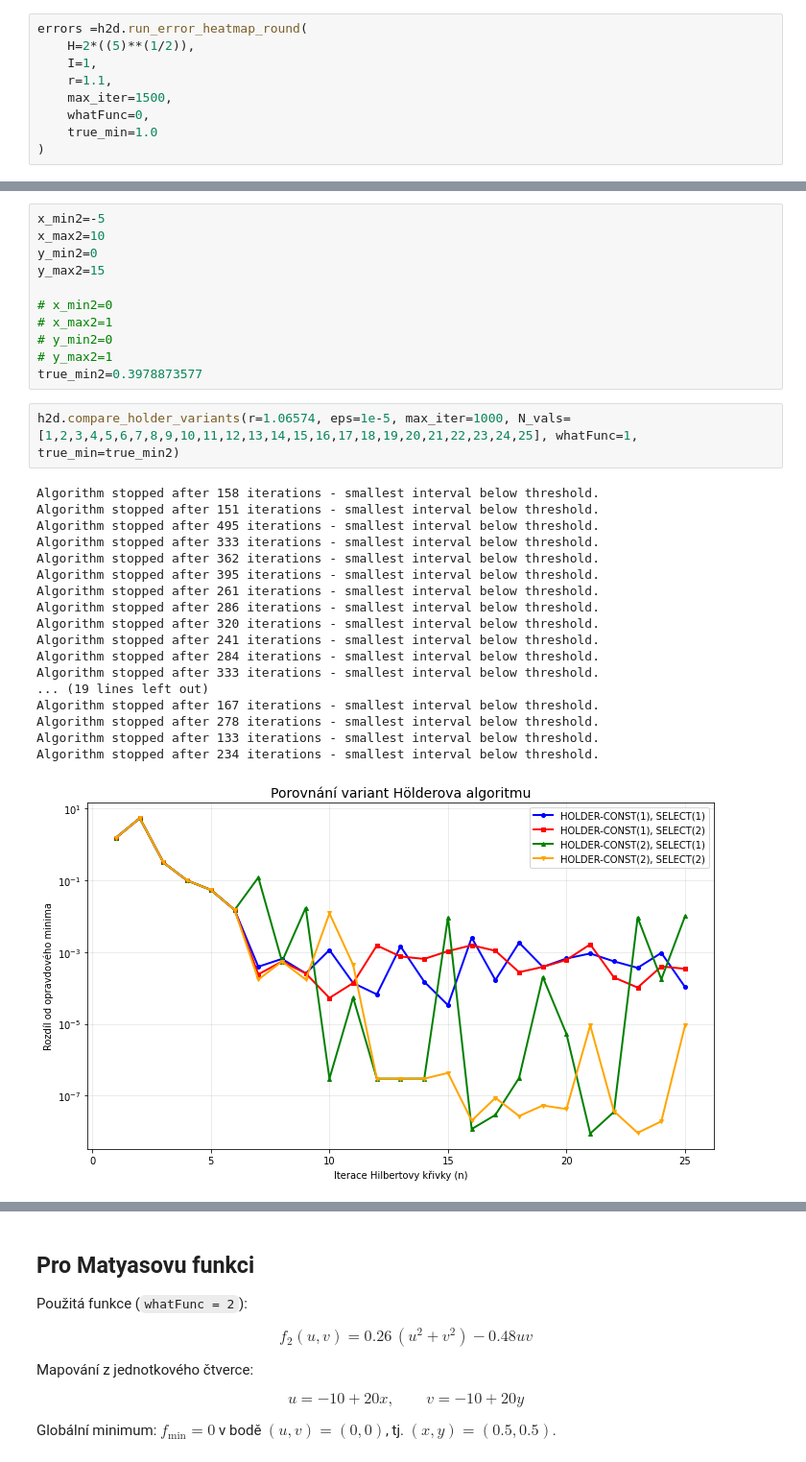
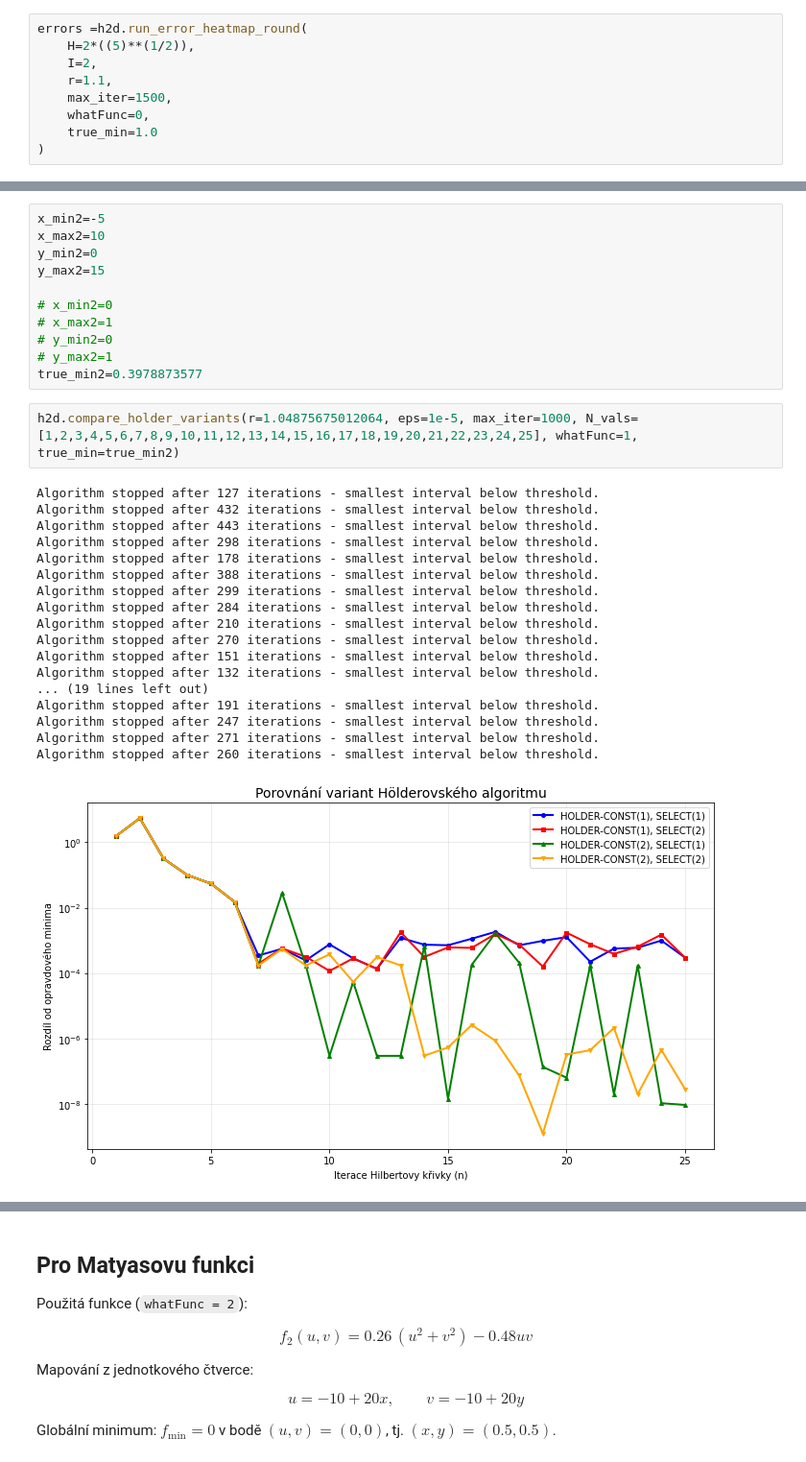
Before and after one commit to NIE0087/BP---prostor-vyplnujici-krivky, a Jupyter notebook: example2D.ipynb, the cells around one changed output, grey strips where cells are left out. Shown at 96% size. Drawn from its saved outputs; the diff is of its cells as text.

```diff
--- a/example2D.ipynb
+++ b/example2D.ipynb
@@ -118,7 +118,7 @@ Stopped by max_iter condition
 # %%
 errors =h2d.run_error_heatmap_round(
     H=2*((5)**(1/2)),
-    I=1,
+    I=2,
     r=1.1,
     max_iter=1500,
     whatFunc=0,
@@ -290,25 +283,25 @@ y_max2=15
 # y_max2=1
 true_min2=0.3978873577
 # %%
-h2d.compare_holder_variants(r=1.06574, eps=1e-5, max_iter=1000, N_vals=[1,2,3,4,5,6,7,8,9,10,11,12,13,14,15,16,17,18,19,20,21,22,23,24,25], whatFunc=1, true_min=true_min2)
+h2d.compare_holder_variants(r=1.04875675012064, eps=1e-5, max_iter=1000, N_vals=[1,2,3,4,5,6,7,8,9,10,11,12,13,14,15,16,17,18,19,20,21,22,23,24,25], whatFunc=1, true_min=true_min2)
 # %% [output]
-Algorithm stopped after 158 iterations - smallest interval below threshold.
+Algorithm stopped after 127 iterations - smallest interval below threshold.
+Algorithm stopped after 432 iterations - smallest interval below threshold.
+Algorithm stopped after 443 iterations - smallest interval below threshold.
+Algorithm stopped after 298 iterations - smallest interval below threshold.
+Algorithm stopped after 178 iterations - smallest interval below threshold.
+Algorithm stopped after 388 iterations - smallest interval below threshold.
+Algorithm stopped after 299 iterations - smallest interval below threshold.
+Algorithm stopped after 284 iterations - smallest interval below threshold.
+Algorithm stopped after 210 iterations - smallest interval below threshold.
+Algorithm stopped after 270 iterations - smallest interval below threshold.
 Algorithm stopped after 151 iterations - smallest interval below threshold.
-Algorithm stopped after 495 iterations - smallest interval below threshold.
-Algorithm stopped after 333 iterations - smallest interval below threshold.
-Algorithm stopped after 362 iterations - smallest interval below threshold.
-Algorithm stopped after 395 iterations - smallest interval below threshold.
-Algorithm stopped after 261 iterations - smallest interval below threshold.
-Algorithm stopped after 286 iterations - smallest interval below threshold.
-Algorithm stopped after 320 iterations - smallest interval below threshold.
-Algorithm stopped after 241 iterations - smallest interval below threshold.
-Algorithm stopped after 284 iterations - smallest interval below threshold.
-Algorithm stopped after 333 iterations - smallest interval below threshold.
+Algorithm stopped after 132 iterations - smallest interval below threshold.
 ... (19 lines left out)
-Algorithm stopped after 167 iterations - smallest interval below threshold.
-Algorithm stopped after 278 iterations - smallest interval below threshold.
-Algorithm stopped after 133 iterations - smallest interval below threshold.
-Algorithm stopped after 234 iterations - smallest interval below threshold.
+Algorithm stopped after 191 iterations - smallest interval below threshold.
+Algorithm stopped after 247 iterations - smallest interval below threshold.
+Algorithm stopped after 271 iterations - smallest interval below threshold.
+Algorithm stopped after 260 iterations - smallest interval below threshold.
-[figure, old version]
+[figure, new version]
 # %%
 h2d.compare_holder_variants_iterations(
```
Also changed, not shown: parts of 13 cells of this notebook, 6 other files.
